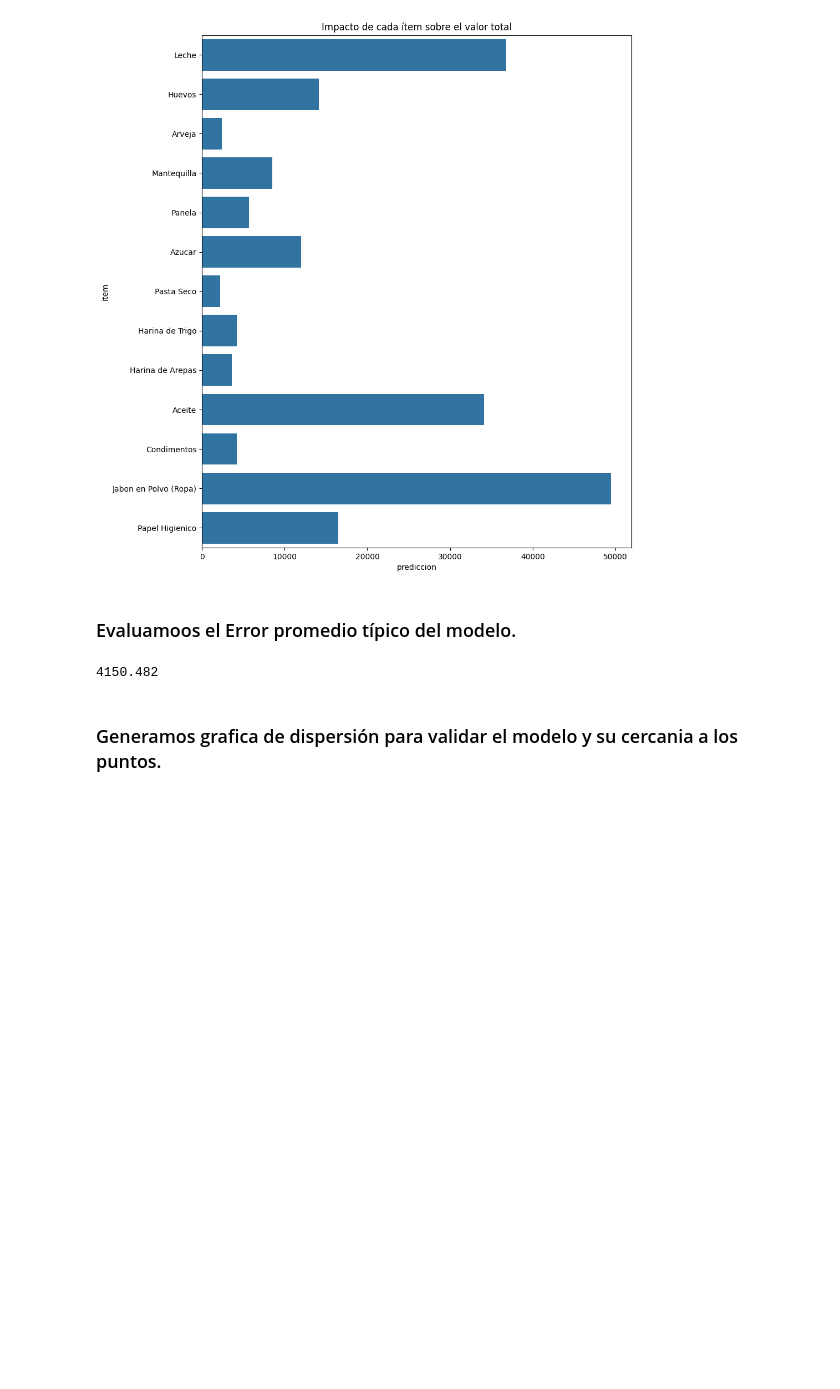
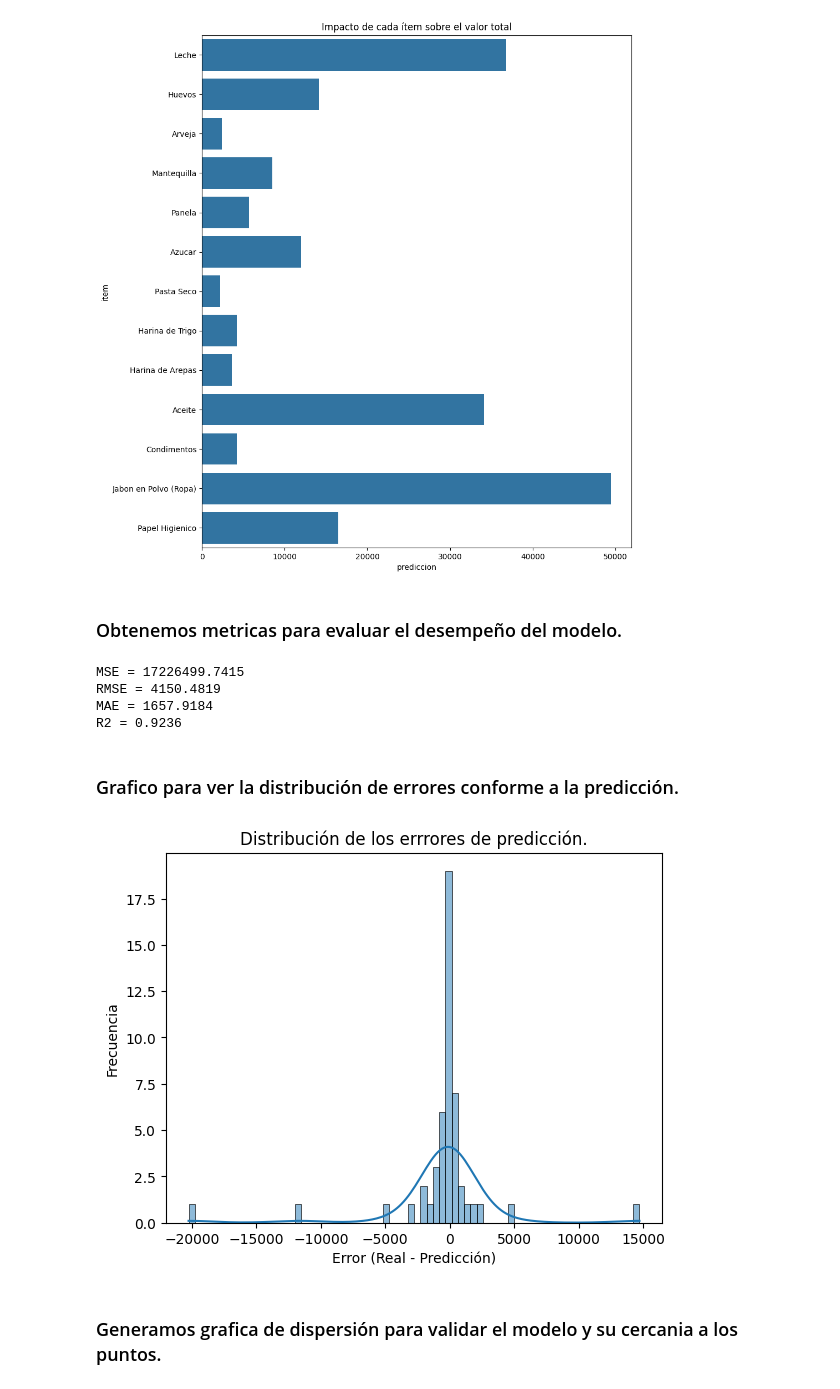
Before and after one commit to RonaldBarberi/data_science, a Jupyter notebook: projects/mdl_rg_lnl_mercado/src/mdl_rg_lnl_mercado.ipynb, the cells around one changed output. Drawn from its saved outputs; the diff is of its cells as text; code cells hidden in the pictures; blank space fills up the shorter version.

```diff
--- a/projects/mdl_rg_lnl_mercado/src/mdl_rg_lnl_mercado.ipynb
+++ b/projects/mdl_rg_lnl_mercado/src/mdl_rg_lnl_mercado.ipynb
@@ -213,17 +214,56 @@ plt.show()
 # %% [output]
 [figure]
 # %% [markdown]
-### Evaluamoos el Error promedio típico del modelo.
+### Obtenemos metricas para evaluar el desempeño del modelo.
 # %%
+MSE = mean_squared_error(
+    y_true=df_pred['col_val'],
+    y_pred=df_pred['prediccion']
+)
+
 RMSE = mean_squared_error(
     y_true=df_pred['col_val'],
     y_pred=df_pred['prediccion']
 )**(1/2)
 
-RMSE = round(RMSE, 3)
-RMSE
+MAE = mean_absolute_error(
+    y_true=df_pred['col_val'],
+    y_pred=df_pred['prediccion']
+)
+
+R2 = r2_score(
+    y_true=df_pred['col_val'],
+    y_pred=df_pred['prediccion']
+)
+
+MSE = round(MSE, 4)
+RMSE = round(RMSE, 4)
+MAE = round(MAE, 4)
+R2 = round(R2, 4)
+
+print(f'MSE = {MSE}')
+print(f'RMSE = {RMSE}')
+print(f'MAE = {MAE}')
+print(f'R2 = {R2}')
 # %% [output]
-4150.482
+MSE = 17226499.7415
+RMSE = 4150.4819
+MAE = 1657.9184
+R2 = 0.9236
+# %% [markdown]
+### Grafico para ver la distribución de errores conforme a la predicción.
+# %%
+sns.histplot(
+    df_pred['col_val'] - df_pred['prediccion'],
+    kde=True
+)
+
+plt.title('Distribución de los errrores de predicción.')
+plt.xlabel('Error (Real - Predicción)')
+plt.ylabel('Frecuencia')
+plt.show()
+# %% [output]
+[figure, added]
 # %% [markdown]
 ### Generamos grafica de dispersión para validar el modelo y su cercania a los puntos.
 # %%
```
Also changed, not shown: parts of 2 cells of this notebook.
